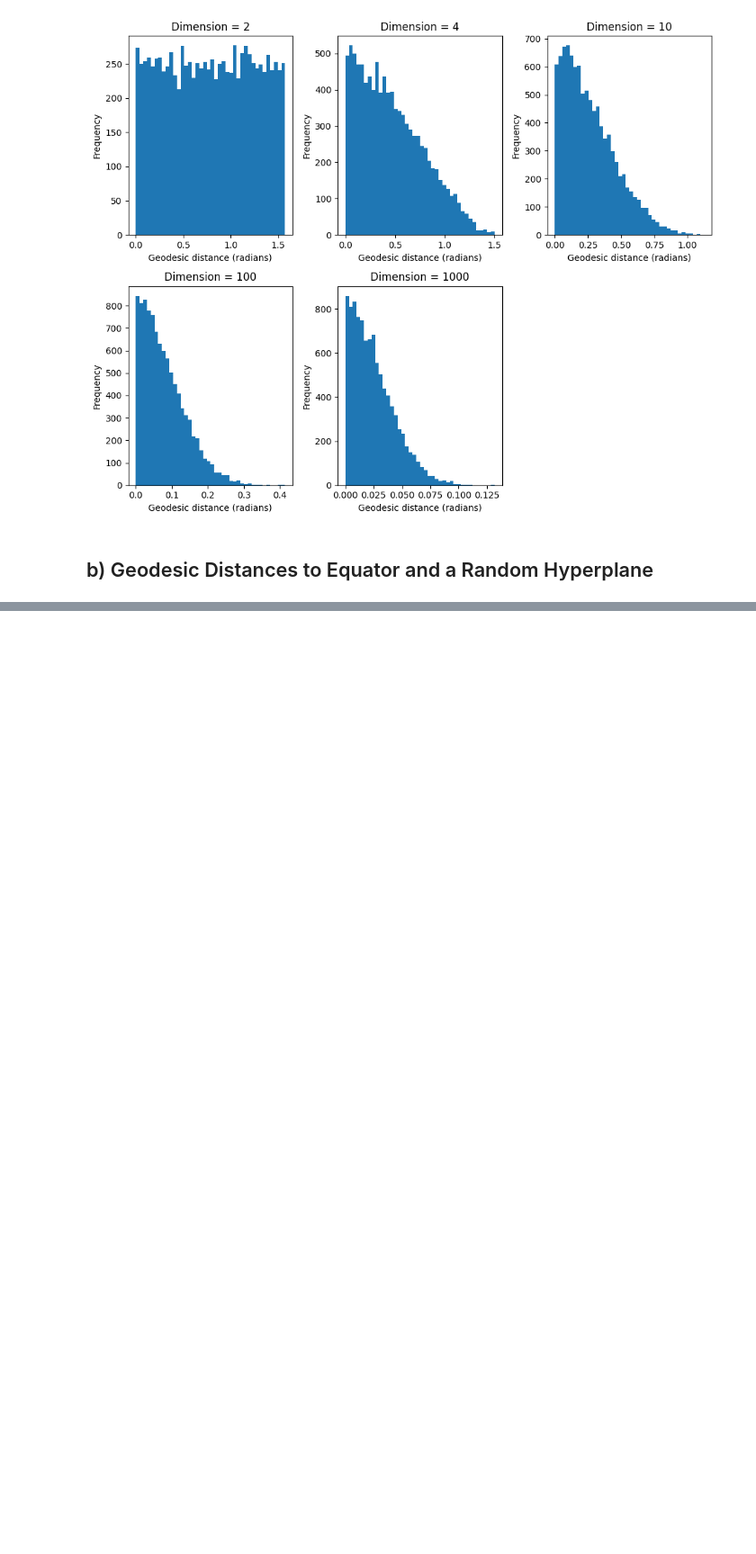
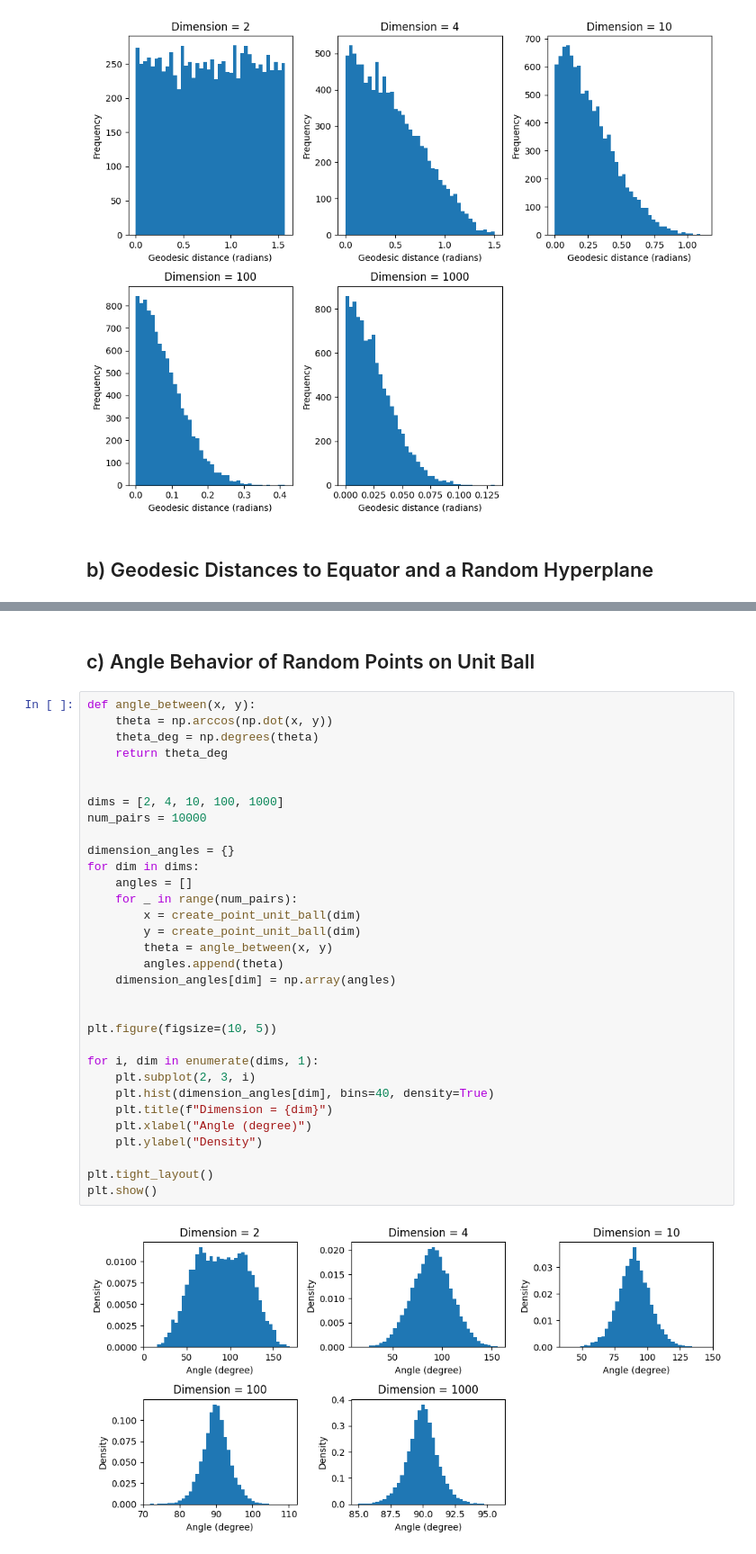
Before and after one commit to pouriaSameti/Mathematics-For-Data-Science, a Jupyter notebook: Project 1/code.ipynb, the cells around one changed output, grey strips where cells are left out. Shown: that part at 90% size. Saved outputs shown, nothing was run; the diff lists cells and outputs as text; blank space fills up the shorter version.

```diff
--- a/Project 1/code.ipynb
+++ b/Project 1/code.ipynb
@@ -106,0 +107,36 @@ plt.show()
+# %% [markdown]
+## c) Angle Behavior of Random Points on Unit Ball
+# %%
+def angle_between(x, y):
+    theta = np.arccos(np.dot(x, y))
+    theta_deg = np.degrees(theta)
+    return theta_deg
+
+
+dims = [2, 4, 10, 100, 1000]
+num_pairs = 10000
+
+dimension_angles = {}
+for dim in dims:
+    angles = []
+    for _ in range(num_pairs):
+        x = create_point_unit_ball(dim)
+        y = create_point_unit_ball(dim)
+        theta = angle_between(x, y)
+        angles.append(theta)
+    dimension_angles[dim] = np.array(angles)
+
+
+plt.figure(figsize=(10, 5))
+
+for i, dim in enumerate(dims, 1):
+    plt.subplot(2, 3, i)
+    plt.hist(dimension_angles[dim], bins=40, density=True)
+    plt.title(f"Dimension = {dim}")
+    plt.xlabel("Angle (degree)")
+    plt.ylabel("Density")
+
+plt.tight_layout()
+plt.show()
+# %% [output]
+[figure, added]
```
Also changed, not shown: parts of 1 cell of this notebook.
